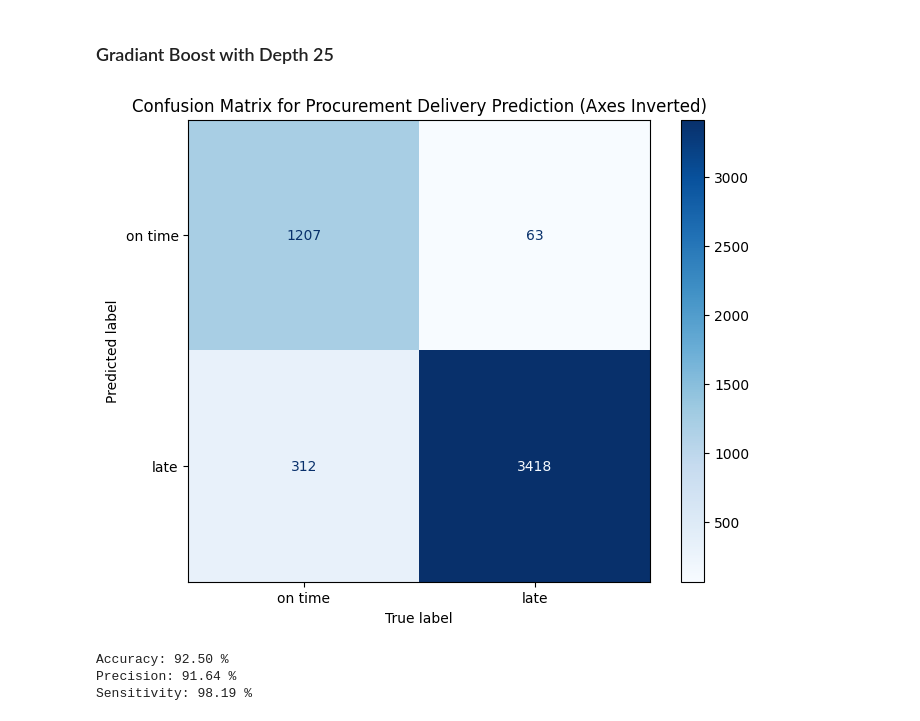
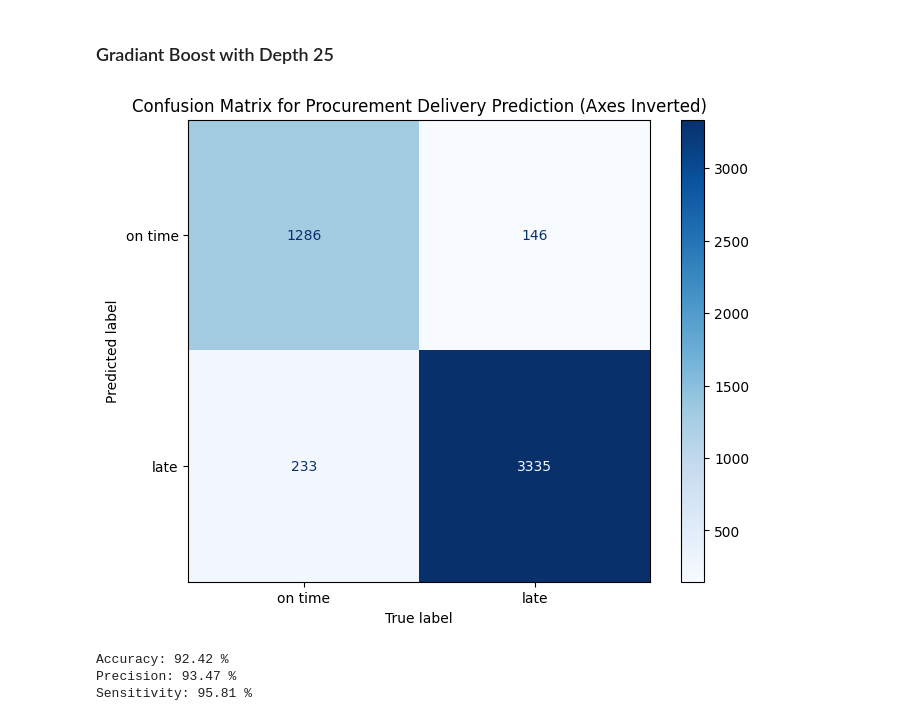
Before and after one commit to anantapdash/MBA_BusinessAnalytics_SalesPrediction, a Jupyter notebook: py_Final_CaseStudy.ipynb, the cells around one changed output. Cells and saved outputs as stored; diff of their text form; code cells hidden in the pictures.

```diff
--- a/py_Final_CaseStudy.ipynb
+++ b/py_Final_CaseStudy.ipynb
@@ -350,7 +352,8 @@ import os
 from datetime import datetime
 
 # Set the run ID and current date for file naming
-runID = 'GB_25_Price_Catagorized_'
+maxdepth = 10
+runID = 'GB_'+str(maxdepth) +'_Price_Catagorized_'
 now_str = datetime.now().strftime("%Y%m%d")
 
 # Load the datasets
@@ -396,7 +399,7 @@ features = (['quantity'] +
 [col for col in transactions3.columns if col.startswith('price_category_')]);
 
 # Train a Gradiant booster Classifier with depth of 25
-gbm = GradientBoostingClassifier(n_estimators=100, max_depth=25)
+gbm = GradientBoostingClassifier(n_estimators=100, max_depth=maxdepth)
 gbm.fit(X=transactions3[features], y=transactions3['late'])
 
 # How to plot trees in Gradient Boosting Classifier?
@@ -421,34 +424,34 @@ disp = ConfusionMatrixDisplay(confusion_matrix=cm_transposed,
 # Create a figure and plot
 fig, ax = plt.subplots(figsize=(8, 6))
 disp.plot(ax=ax, cmap='Blues')
 plt.xlabel('True label')  # This will now be on the x-axis
 plt.ylabel('Predicted label')  # This will now be on the y-axis
 plt.title('Confusion Matrix for Procurement Delivery Prediction (Axes Inverted)')
 plt.savefig('Confusion_matrix/'+runID+'confusion_matrix_v_'+now_str+'.png', dpi=300, bbox_inches='tight')
 plt.show()
 
 accuracy = accuracy_score(y_true = y_true , y_pred = gbm_pred)
 precision = precision_score(y_true = y_true , y_pred = gbm_pred)
 sensitivity = recall_score(y_true = y_true , y_pred = gbm_pred)
 
 print (f"Accuracy: {accuracy * 100:.2f} %")
 print (f"Precision: {precision * 100:.2f} %")
 print (f"Sensitivity: {sensitivity * 100:.2f} %")
 
 output_text = (
     f"Accuracy: {accuracy * 100:.2f} %\n"
     f"Precision: {precision * 100:.2f} %\n"
     f"Sensitivity: {sensitivity * 100:.2f} %"
 )
 
 # Create a figure
 fig, ax = plt.subplots(figsize=(6, 2))
 ax.axis('off')  # Hide axes
 plt.text(0.01, 0.5, output_text, fontsize=14, va='center', ha='left')
 plt.savefig(f'Performance_Measurement/{runID}metrics_output_{now_str}.png', bbox_inches='tight', dpi=300)
 plt.close()
 # %% [output]
-[figure, old version]
+[figure, new version]
-Accuracy: 92.50 %
-Precision: 91.64 %
-Sensitivity: 98.19 %
+Accuracy: 92.42 %
+Precision: 93.47 %
+Sensitivity: 95.81 %
```
Also changed, not shown: parts of 3 cells of this notebook, 32 other files.
